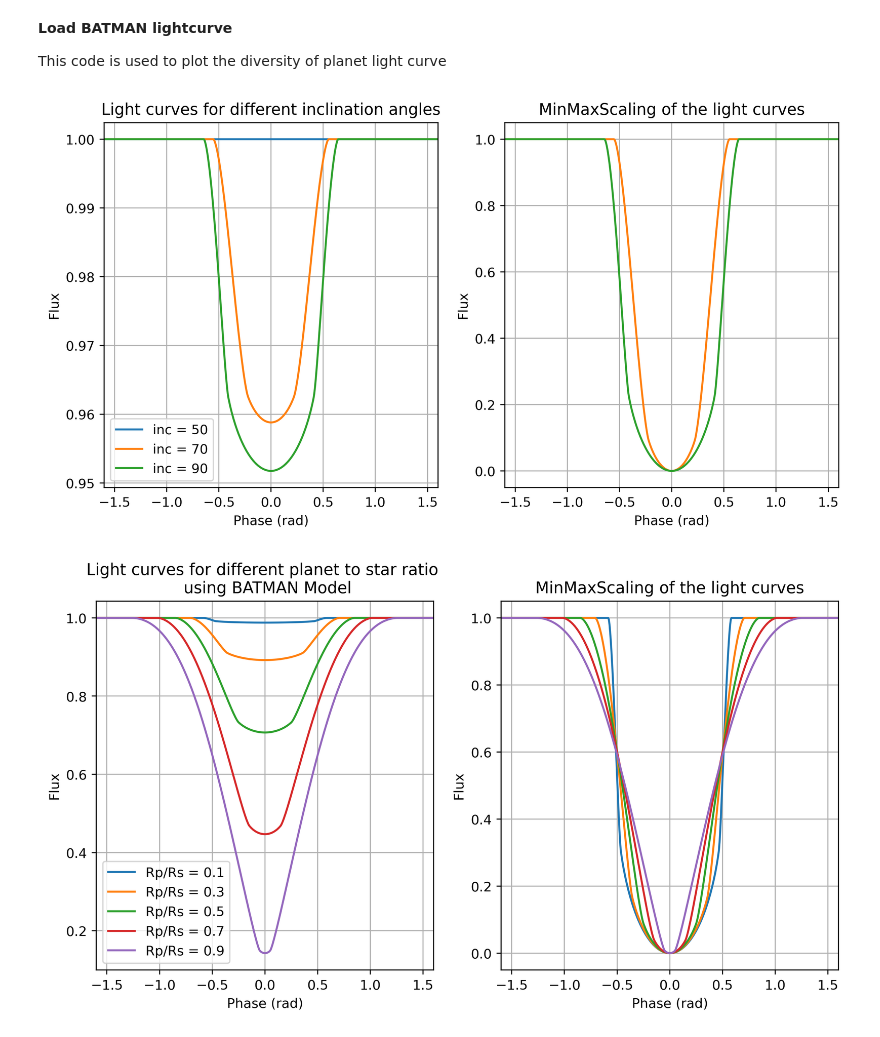
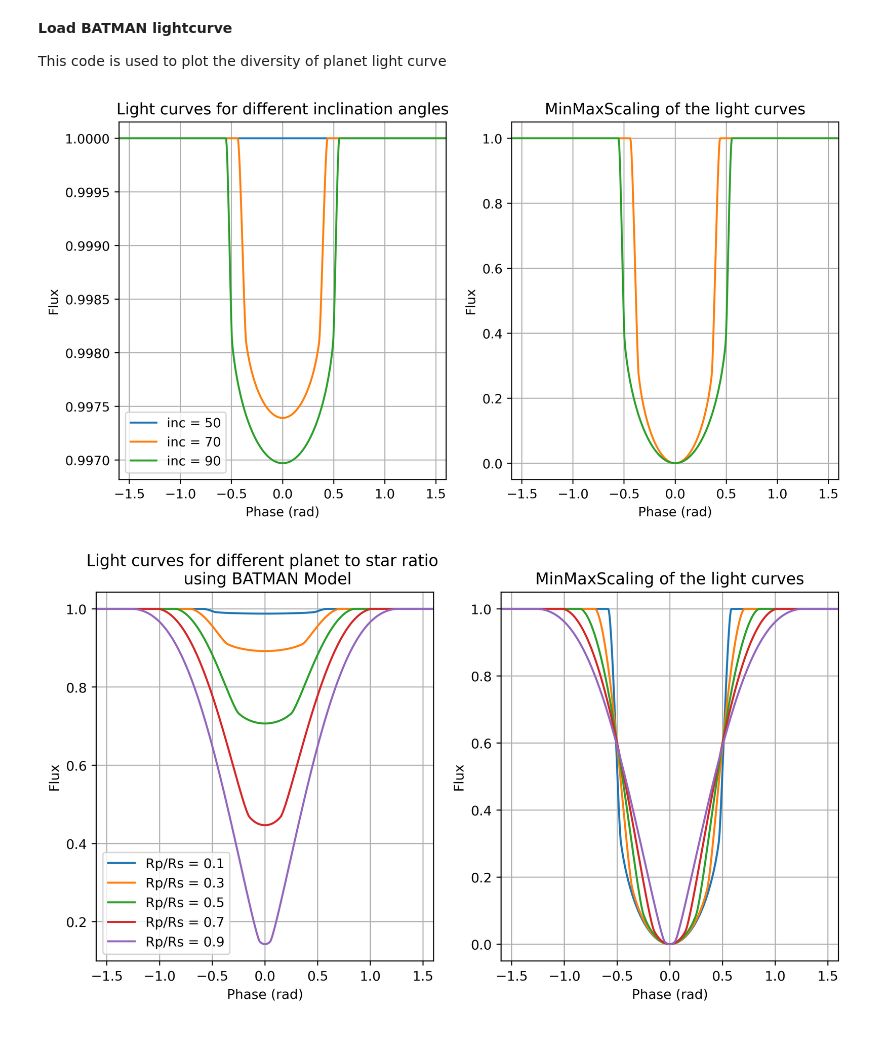
Before and after one commit to abrahammathews2000/mega, a Jupyter notebook: lightcurve_simulation/data_npy/plot_lc.ipynb, the cells around one changed output. Cells and saved outputs as stored; diff of their text form; code cells hidden in the pictures.

```diff
--- a/lightcurve_simulation/data_npy/plot_lc.ipynb
+++ b/lightcurve_simulation/data_npy/plot_lc.ipynb
@@ -160,8 +162,8 @@ plt.rcParams['figure.dpi'] = 400
 # %%
-# Light curves for different planet to star ratio \n using BATMAN Model
+# Light curves for different inclination angle
 fig, ax = plt.subplots(1,2,figsize=(10,5))
 for inc in np.arange(50,110,20):
-    r_planet = 0.2 # np.round(r_planet,1)
+    r_planet = 0.05 # np.round(r_planet,1)
     Period = 1
     inc = np.round(inc,1)
 
@@ -174,34 +176,34 @@ for inc in np.arange(50,110,20):
     params.ecc = 0.                      #eccentricity
     params.w = 0.                        #longitude of periastron (in degrees)
     params.limb_dark = "quadratic"        #limb darkening model
     params.u = [0.5, 0.05]      #limb darkening coefficients [u1, u2, u3, u4]
 
     t = np.linspace(-Period, Period, 1999)  #times at which to calculate light curve
     m = batman.TransitModel(params, t)    #initializes model
 
     batman_flux = m.light_curve(params)                    #calculates light curve
     ax[0].plot(t*2*np.pi/(Period),batman_flux,label = f"inc = {inc}")
     ax[0].grid('on')
     ax[0].set_xlabel("Phase (rad)")
     ax[0].set_ylabel("Flux")
     ax[0].set_title("Light curves for different inclination angles")
     ax[0].set_xlim(-1.6,1.6)
     ax[0].legend()
     # MinMaxScaling light curve
     batman_flux_scaled = np.copy(batman_flux)
     batman_flux_scaled = (batman_flux - np.amin(batman_flux))/(np.amax(batman_flux) - np.amin(batman_flux))
 
     batman_phase = t*2*np.pi/(Period)
     ax[1].set_xlim(-1.6,1.6)
     ax[1].plot(batman_phase,batman_flux_scaled)
     ax[1].grid('on')
     ax[1].set_xlabel("Phase (rad)")
     ax[1].set_ylabel("Flux")
     ax[1].set_title("MinMaxScaling of the light curves")
 
 plt.show()
 # %% [output]
-[figure, old version]
+[figure, new version]
 # %%
 # Light curves for different planet to star ratio \n using BATMAN Model
 fig, ax = plt.subplots(1,2,figsize=(10,5))
```
Also changed, not shown: parts of 16 cells of this notebook.
